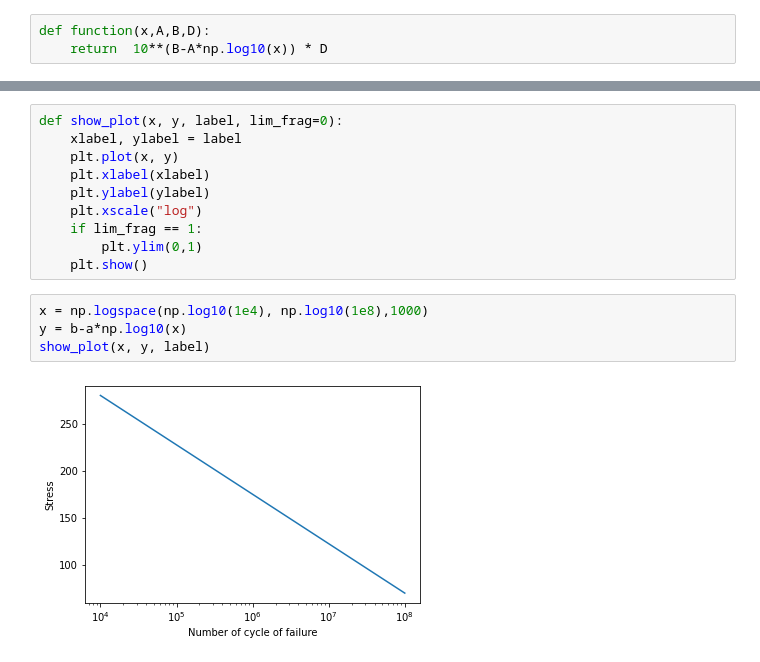
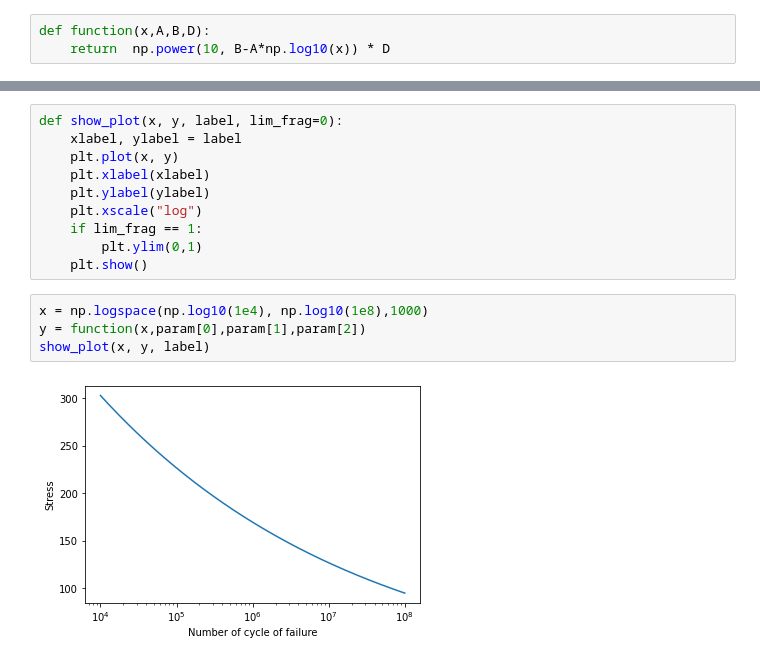
Before and after one commit to yusaku-m/Statistical-Analysis, a Jupyter notebook: 04_s-nCurve.ipynb, the cells around one changed output, grey strips where cells are left out. Cells and saved outputs as stored; diff of their text form.

```diff
--- a/04_s-nCurve.ipynb
+++ b/04_s-nCurve.ipynb
@@ -111,5 +110,5 @@ excelNo標準回帰は，線形回帰しか対応していない。
 from scipy.optimize import curve_fit
 # %%
 def function(x,A,B,D):
-    return  10**(B-A*np.log10(x)) * D
+    return  np.power(10, B-A*np.log10(x)) * D
 # %%
@@ -127,7 +129,7 @@ def show_plot(x, y, label, lim_frag=0):
     plt.show()
 # %%
 x = np.logspace(np.log10(1e4), np.log10(1e8),1000)
-y = b-a*np.log10(x)
+y = function(x,param[0],param[1],param[2])
 show_plot(x, y, label)
 # %% [output]
-[figure, old version]
+[figure, new version]
```
Also changed, not shown: parts of 4 cells of this notebook.
